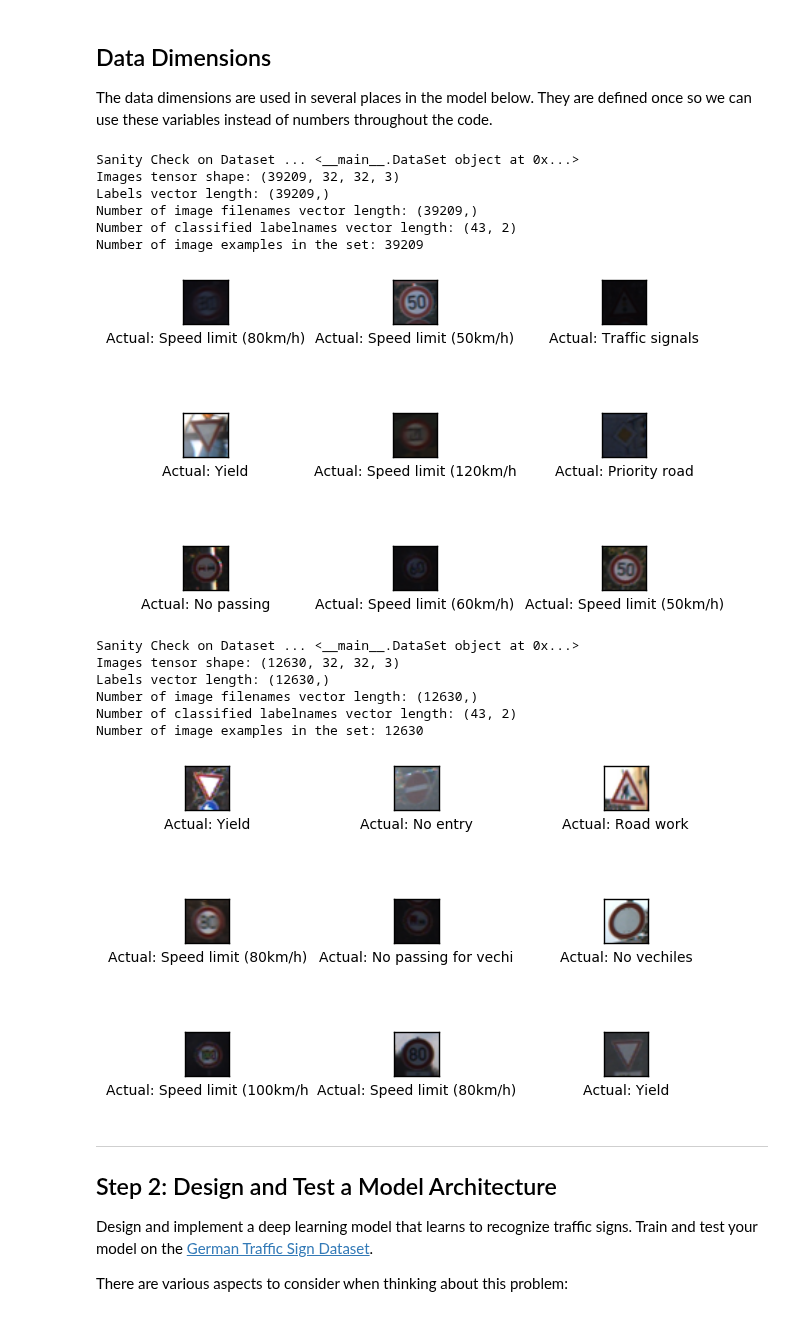
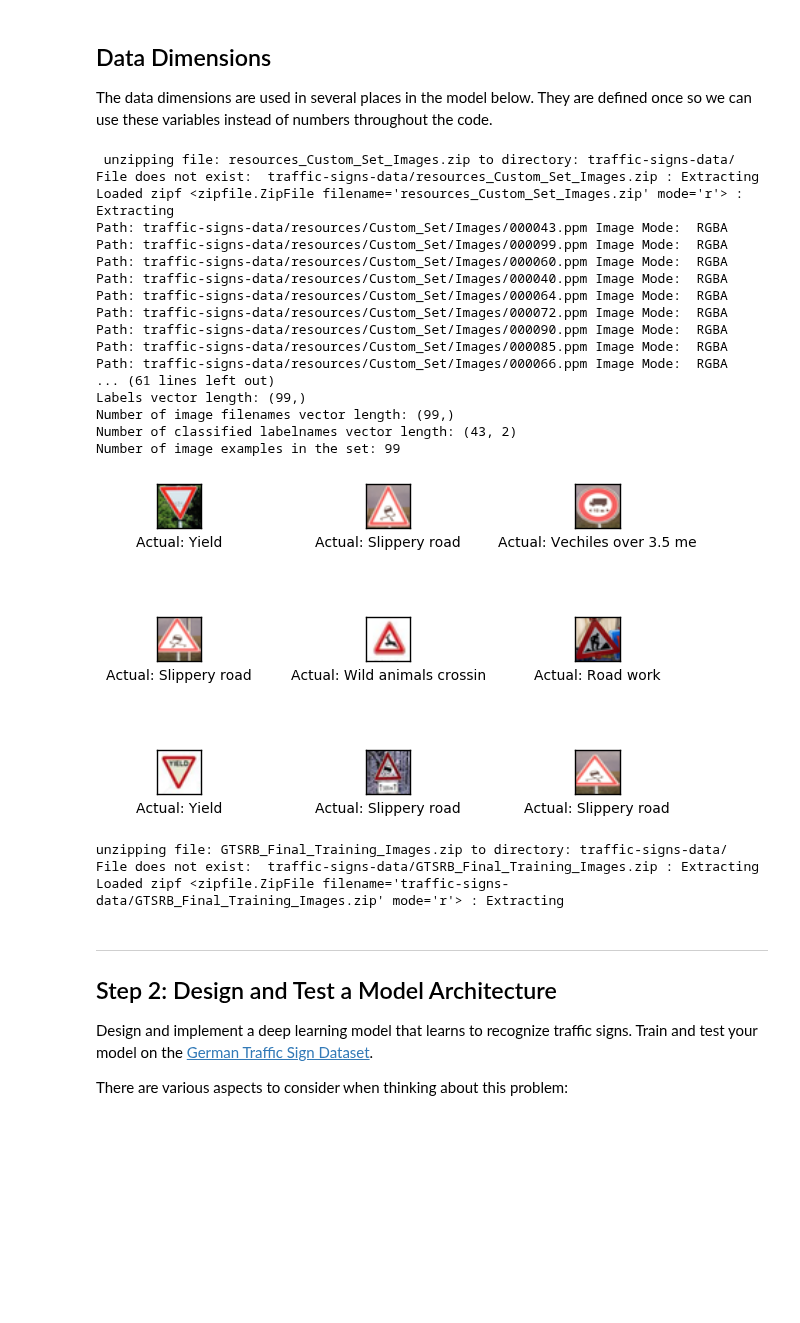
Before and after one commit to deanofthewebb/traffic-signs, a Jupyter notebook: Traffic_Signs_Recognition.ipynb, the cells around one changed output. Saved outputs shown, nothing was run; the diff lists cells and outputs as text; code cells hidden in the pictures; blank space fills up the shorter version.

Commit message:
Adding custom testing_set to test new images

```diff
--- a/Traffic_Signs_Recognition.ipynb
+++ b/Traffic_Signs_Recognition.ipynb
@@ -67,24 +67,33 @@ import shutil
 # %% [markdown]
 ### Constants
 # %%
-DE_TRAFFIC_SIGNS_SOURCE_URL = "https://d17h27t6h515a5.cloudfront.net/topher/2016/November/581faac4_traffic-signs-data/"
-GTSRB_SOURCE_URL = "http://benchmark.ini.rub.de/Dataset/"
+# Dataset Extraction
+DE_TRAFFIC_SIGNS_SOURCE_URL = 'https://d17h27t6h515a5.cloudfront.net/topher/2016/November/581faac4_traffic-signs-data/'
+GTSRB_SOURCE_URL = 'http://benchmark.ini.rub.de/Dataset/'
+
+# Image Processing
 DEFAULT_LENGTH, DEFAULT_WIDTH, DEFAULT_DEPTH = (32, 32, 3)
 DEFAULT_RESOLUTION = (DEFAULT_LENGTH, DEFAULT_WIDTH, DEFAULT_DEPTH) if DEFAULT_DEPTH > 1 else (DEFAULT_LENGTH, DEFAULT_WIDTH)
-
 DEFAULT_IMG_EXTENSION = '.ppm'
 DATASET_DIRECTORY = 'traffic-signs-data/'
 DATACACHE_DIRECTORY = 'datacache/'
 PRE_PROCESSED_ZIP = 'traffic-signs-data.zip'
 
+# Training Dataset
 TRAIN_IMAGES_ZIP = 'GTSRB_Final_Training_Images.zip'
 TRAIN_IMAGES_DIR = 'GTSRB/Final_Training/Images'
 
+# Testing Dataset
 TEST_IMAGES_ZIP = 'GTSRB_Final_Test_Images.zip'
 TEST_IMAGES_DIR = 'GTSRB/Final_Test/Images'
-
 TEST_LABELS_ZIP = 'GTSRB_Final_Test_GT.zip'
 TESTING_LABELS_CSV = 'GT-final_test.csv'
+
+# Custom Testing Dataset
+CUSTOM_TEST_IMAGES_ZIP = 'resources_Custom_Set_Images.zip'
+CUSTOM_TEST_IMAGES_DIR = 'resources/Custom_Set/Images'
+CUSTOM_TESTING_LABELS_CSV = 'custom_set_annotations.csv'
+
 CLASSIFIED_LABELS_CSV = 'signnames.csv'
 # %% [markdown]
 ## Helper Module: Preprocessing Engine:
@@ -379,7 +428,8 @@ class DataSet(object):
 
         for i, ax in enumerate(axes.flat):
             images = self.images[0:9]
-            images = np.multiply(images,255.0)
+
+            #images = np.multiply(images, 255.0)
 
             # Plot image.
 
@@ -389,7 +439,7 @@ class DataSet(object):
             if cls_pred is None:
                 xlabel = "Actual: {0:.20}".format(self.get_labelname(self._labels[i]))
             else:
-                xlabel = "Predicter: {0:.15} \nActual: {1:.15}".format(self.get_labelname(cls_pred[i]),self.get_labelname(self._labels[i]))
+                xlabel = "Pred: {0:.19} \nTrue: {1:.19}".format(self.get_labelname(cls_pred[i]),self.get_labelname(self._labels[i]))
 
             # Show the classes as the label on the x-axis.
             ax.set_xlabel(xlabel)
@@ -429,10 +479,14 @@ class DataSet(object):
 
     # Pre-Processed (Classroom) Dataset:
     # "https://d17h27t6h515a5.cloudfront.net/topher/2016/November/581faac4_traffic-signs-data/traffic-signs-data.zip" (121 MB)
-    def load_datasets(use_raw_dataset=True, refresh_datacache=False):
+    def load_datasets(use_raw_dataset=True, refresh_datacache=True):
         working_dir = DATASET_DIRECTORY
         datacache_dir = os.path.join(working_dir, DATACACHE_DIRECTORY)
         labelnames = extract_label_names()
+
+        cust_test_images, cust_test_labels, cust_test_filenames = extract_custom_testing_data(
+            CUSTOM_TEST_IMAGES_ZIP, working_dir, CUSTOM_TEST_IMAGES_DIR)
+        custom_testing_set = DataSet(cust_test_images, cust_test_labels, cust_test_filenames, labelnames)
 
         if use_raw_dataset:
             if  refresh_datacache:
@@ -478,28 +532,35 @@ class DataSet(object):
             print('Testing Set -  Loaded')
             testing_set = DataSet(test_images, test_labels, test_filenames, labelnames)
 
-        return (training_set, testing_set)
+        return (training_set, [testing_set, custom_testing_set])
 # %% [markdown]
 ## Data Dimensions
 The data dimensions are used in several places in the model below. They are defined once so we can use these variables instead of numbers throughout the code.
 # %%
 #Load Datasets
-training_set, testing_set = DataSet.load_datasets(use_raw_dataset=True, refresh_datacache=False)
+training_set, testing_sets = DataSet.load_datasets(use_raw_dataset=True, refresh_datacache=True)
 # %% [output]
-Sanity Check on Dataset ... <__main__.DataSet object at 0x...>
-Images tensor shape: (39209, 32, 32, 3)
-Labels vector length: (39209,)
-Number of image filenames vector length: (39209,)
+ unzipping file: resources_Custom_Set_Images.zip to directory: traffic-signs-data/
+File does not exist:  traffic-signs-data/resources_Custom_Set_Images.zip : Extracting
+Loaded zipf <zipfile.ZipFile filename='resources_Custom_Set_Images.zip' mode='r'> : Extracting
+Path: traffic-signs-data/resources/Custom_Set/Images/000043.ppm Image Mode:  RGBA
+Path: traffic-signs-data/resources/Custom_Set/Images/000099.ppm Image Mode:  RGBA
+Path: traffic-signs-data/resources/Custom_Set/Images/000060.ppm Image Mode:  RGBA
+Path: traffic-signs-data/resources/Custom_Set/Images/000040.ppm Image Mode:  RGBA
+Path: traffic-signs-data/resources/Custom_Set/Images/000064.ppm Image Mode:  RGBA
+Path: traffic-signs-data/resources/Custom_Set/Images/000072.ppm Image Mode:  RGBA
+Path: traffic-signs-data/resources/Custom_Set/Images/000090.ppm Image Mode:  RGBA
+Path: traffic-signs-data/resources/Custom_Set/Images/000085.ppm Image Mode:  RGBA
+Path: traffic-signs-data/resources/Custom_Set/Images/000066.ppm Image Mode:  RGBA
+... (61 lines left out)
+Labels vector length: (99,)
+Number of image filenames vector length: (99,)
 Number of classified labelnames vector length: (43, 2)
-Number of image examples in the set: 39209
+Number of image examples in the set: 99
-[figure, old version]
+[figure, new version]
-Sanity Check on Dataset ... <__main__.DataSet object at 0x...>
-Images tensor shape: (12630, 32, 32, 3)
-Labels vector length: (12630,)
-Number of image filenames vector length: (12630,)
-Number of classified labelnames vector length: (43, 2)
-Number of image examples in the set: 12630
+unzipping file: GTSRB_Final_Training_Images.zip to directory: traffic-signs-data/
+File does not exist:  traffic-signs-data/GTSRB_Final_Training_Images.zip : Extracting
+Loaded zipf <zipfile.ZipFile filename='traffic-signs-data/GTSRB_Final_Training_Images.zip' mode='r'> : Extracting
-[figure, removed]
 # %% [markdown]
 ----
 
```
Also changed, not shown: parts of 7 cells of this notebook, 1 other file.
